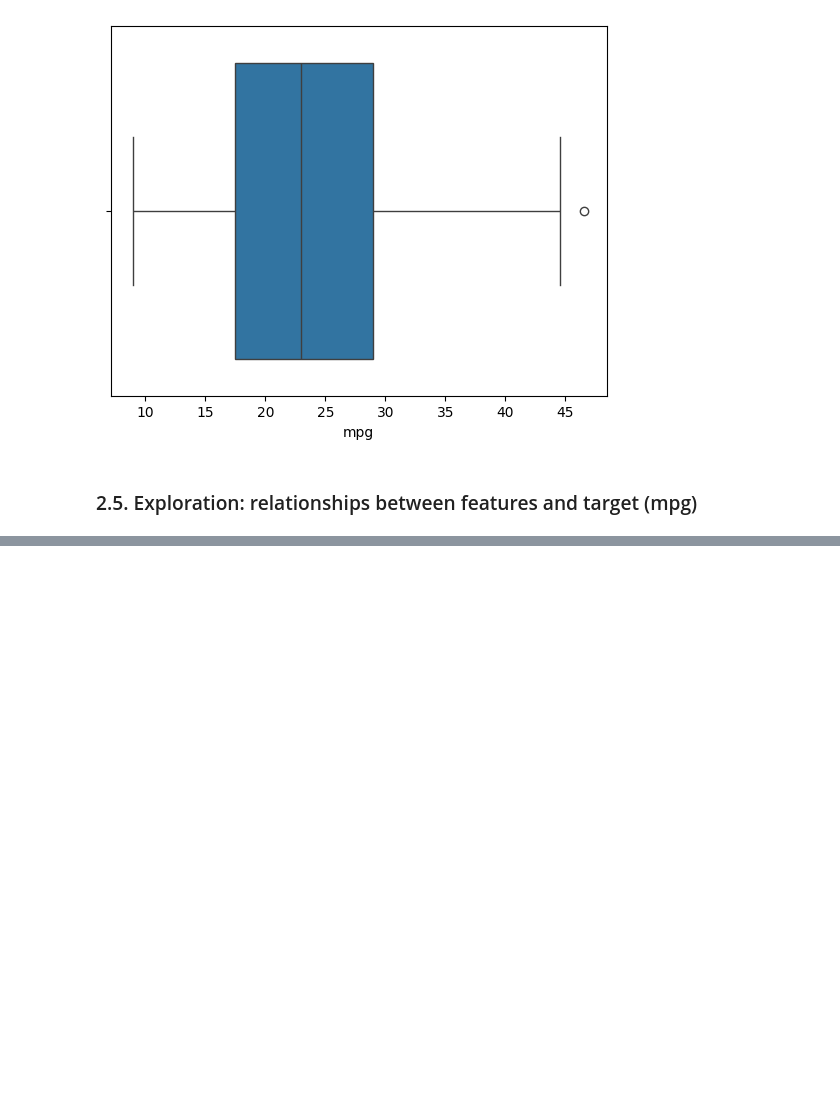
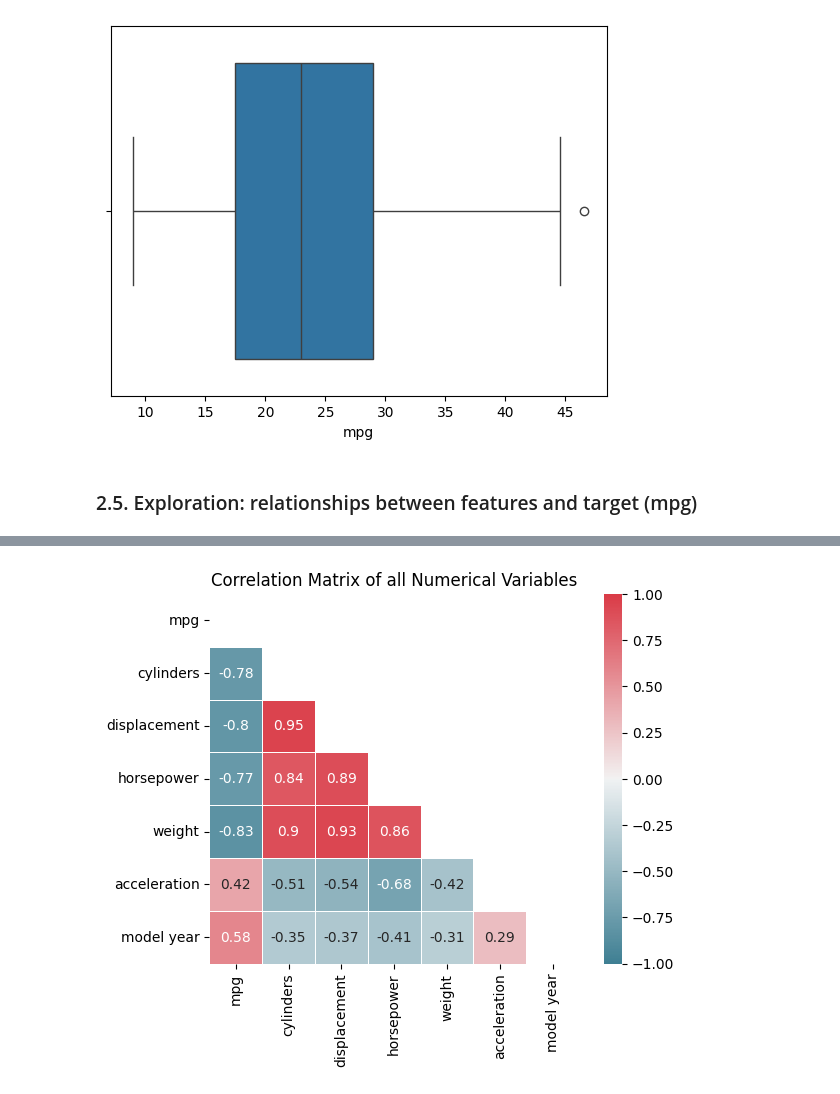
Before and after one commit to selvatica-36/advanced-regression-predicting-fuel-economy, a Jupyter notebook: analysis.ipynb, the cells around one changed output, grey strips where cells are left out. Drawn from its saved outputs; the diff is of its cells as text; code cells hidden in the pictures; blank space fills up the shorter version.

```diff
--- a/analysis.ipynb
+++ b/analysis.ipynb
@@ -193,0 +253,6 @@ sns.heatmap(data.corr(numeric_only=True), annot=True, vmin=-1, vmax=1, cmap="coo
+# %%
+plotter = Plotter(cars)
+
+plotter.correlation_matrix_df()
+# %% [output]
+[figure, added]
```
Also changed, not shown: parts of 36 cells of this notebook.
